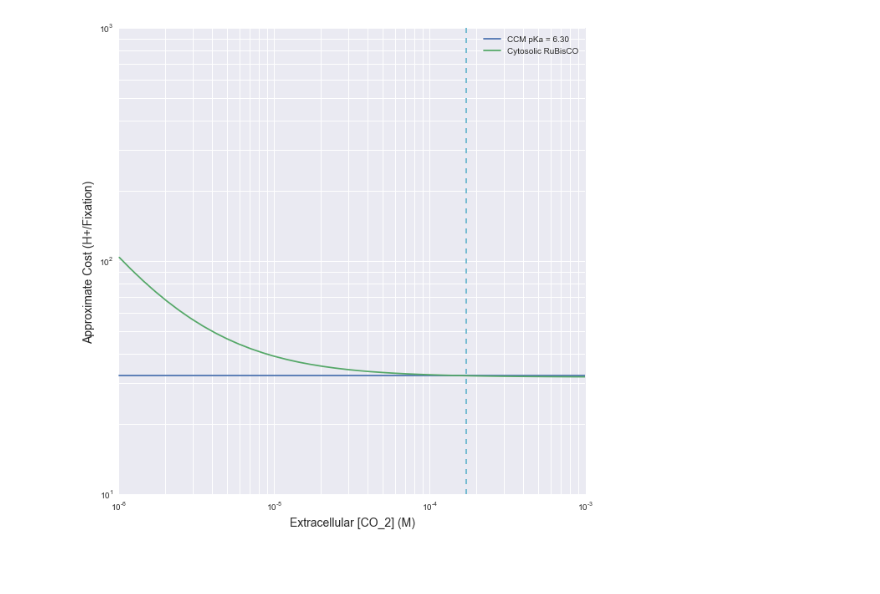
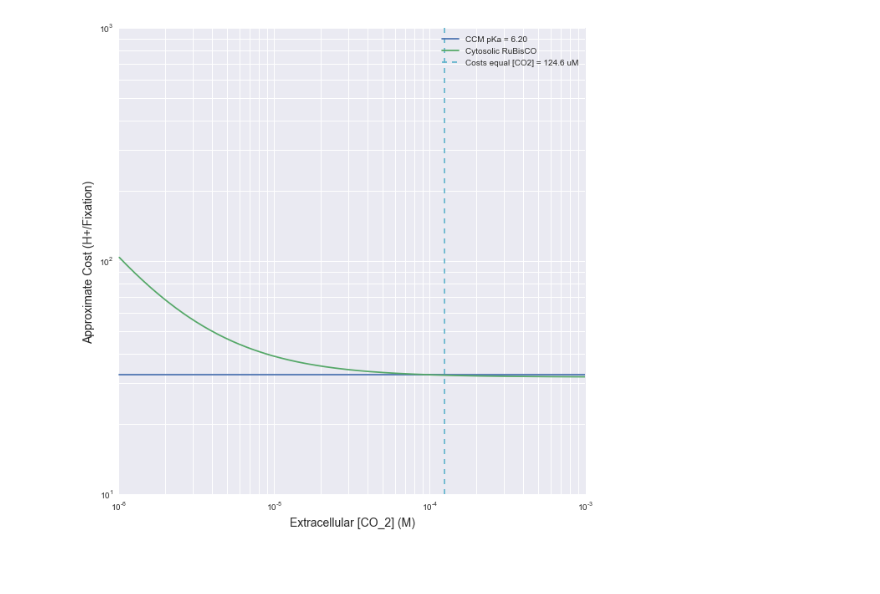
Before and after one commit to niallmm/ccm_Trichodesmium, a Jupyter notebook: python/ipython_notebooks/CCM vs RuBisCO Sanity Check.ipynb, the cells around one changed output. Cells and saved outputs as stored; diff of their text form; code cells hidden in the pictures.

Commit message:
More dense sampling of cost gives a better estimate for equality point.

```diff
--- a/python/ipython_notebooks/CCM vs RuBisCO Sanity Check.ipynb
+++ b/python/ipython_notebooks/CCM vs RuBisCO Sanity Check.ipynb
@@ -54,7 +54,7 @@ Rub_cyto = RuBisCOParams(vmax_c=6.8,
 
 # Extracellular CO2 concentration ranges from 1 uM to 1 mM
 # which is 10x below ambient (15 mM) and 100 above.
-co2_ext = np.logspace(0, 3, 40) # uM
+co2_ext = np.logspace(0, 3, 200) # uM
 # Assume that CCM achieves 30 mM HCO3- regardless of extracellular [CO2]
 hco3_in_ccm = 3e4 # uM
 # O2 is always ambient, 300 uM
@@ -80,4 +80,5 @@ co2_in_ccm = hco3_in_ccm / (10**(pH_in - pKs))
 cost_ccm = Rub_cbsome.cost(co2_in_ccm, o2_ext)
 cost_cyto = Rub_cyto.cost(co2_ext, o2_ext)
 
-co2_equal = co2_ext[np.where(cost_cyto <= cost_ccm[2])][0]
+co2_equal = co2_ext[np.where(cost_cyto <= cost_ccm[1])].min()
+print co2_equal
@@ -84,16 +99,16 @@ co2_equal = co2_ext[np.where(cost_cyto <= cost_ccm[2])][0]
 # %%
 pylab.figure(figsize=(10,10))
 palette = seaborn.color_palette()
 pylab.yscale('log')
 pylab.xscale('log')
-pylab.plot(co2_ext * 1e-6, np.ones(co2_ext.size) * cost_ccm[2],
-           label='CCM pKa = %.2f' % pKs[2])
+pylab.plot(co2_ext * 1e-6, np.ones(co2_ext.size) * cost_ccm[1],
+           label='CCM pKa = %.2f' % pKs[1])
 pylab.plot(co2_ext * 1e-6, cost_cyto, label='Cytosolic RuBisCO')
-pylab.axvline(co2_equal * 1e-6, ls='--', color=palette[-1])
+pylab.axvline(co2_equal * 1e-6, ls='--', color=palette[-1], label='Costs equal [CO2] = %.1f uM' % co2_equal)
 pylab.xlabel('Extracellular [CO_2] (M)', fontsize=14)
 pylab.ylabel('Approximate Cost (H+/Fixation)', fontsize=14)
 pylab.legend()
 pylab.xlim(1e-6, 1e-3)
 pylab.show()
 # %% [output]
-[figure, old version]
+[figure, new version]
```
Also changed, not shown: parts of 1 cell of this notebook.
